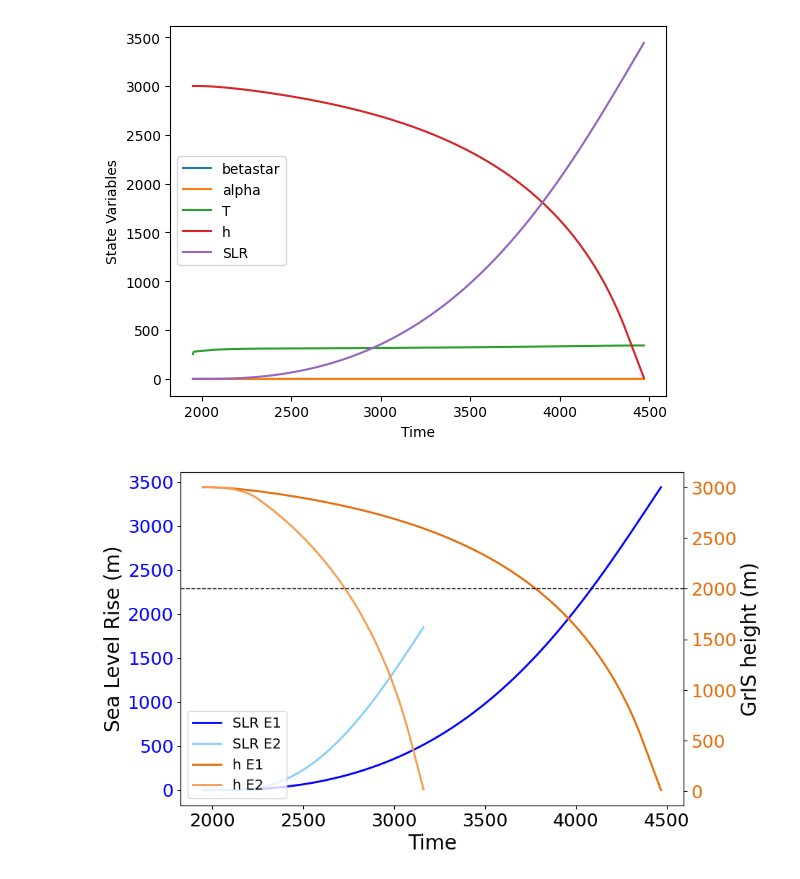
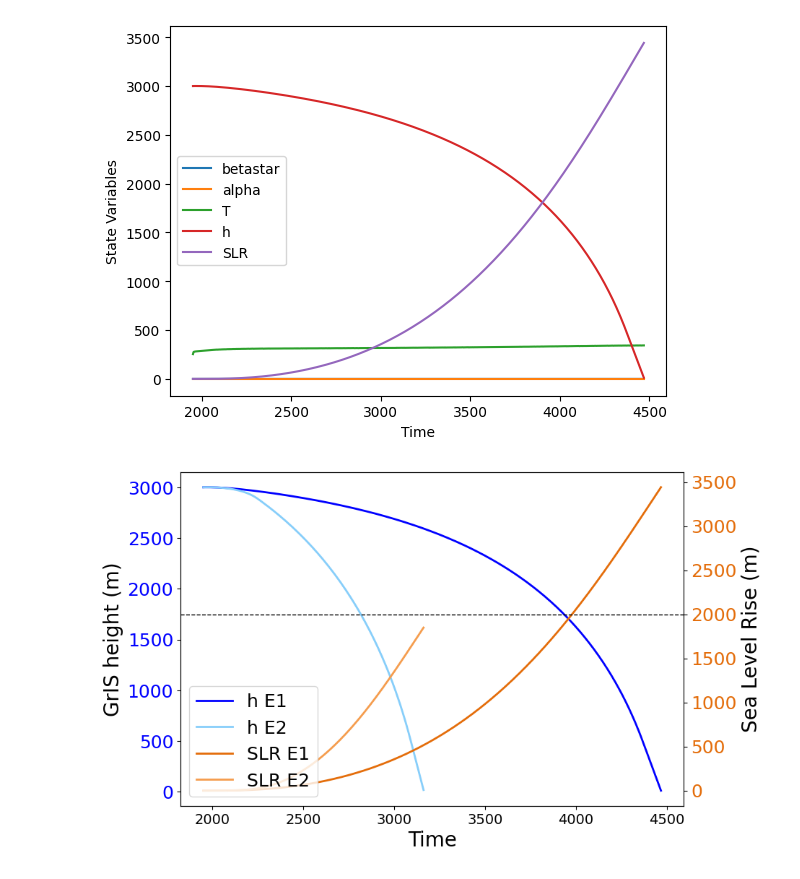
Before and after one commit to Sez26/MMSD, a Jupyter notebook: Question2/TipPoint_06.ipynb, the cells around one changed output. Saved outputs shown, nothing was run; the diff lists cells and outputs as text; code cells hidden in the pictures.

```diff
--- a/Question2/TipPoint_06.ipynb
+++ b/Question2/TipPoint_06.ipynb
@@ -419,31 +419,31 @@ Text(0, 0.5, 'State Variables')
 # %%
 # Plot the results
 fig1, ax1 = plt.subplots(figsize=(9, 6))
 
 ax1.plot(sol_5000_lin.t, sol_5000_lin.y[3], label="h E1", color="blue", linewidth = 2 ) #f59d4e
 ax1.plot(sol_5000_c.t, sol_5000_c.y[3], label="h E2", color="lightskyblue", linewidth = 2)
 
 ax2 = ax1.twinx()
 
 ax2.plot(sol_5000_lin.t, sol_5000_lin.y[4], label="SLR E1",color="#e46d0a", linewidth = 2)
 ax2.plot(sol_5000_c.t, sol_5000_c.y[4], label="SLR E2",  color="#f59d4e", linewidth = 2)
 ax2.axhline(params["h_f"], color='black', linewidth=1, linestyle='dashed')
 
 
 ax1.set_xlabel("Time", fontdict={'fontsize':20})
 ax1.set_ylabel("GrIS height (m)", fontdict={'fontsize':20})
 ax1.tick_params(axis="y", labelcolor="blue", labelsize=18)
 ax1.tick_params(axis="x", labelsize=14)
 ax2.set_ylabel("Sea Level Rise (m)", fontdict={'fontsize':20})
 ax2.tick_params(axis="y", labelcolor="#e46d0a", labelsize=18)
 
 # Collect all handles and labels
 handles, labels = ax1.get_legend_handles_labels()  # Get bar chart legends
 handles2, labels2 = ax2.get_legend_handles_labels()  # Get line plot legend
 all_handles = handles + handles2
 all_labels = labels + labels2
-# Create a single combined legend in the upper left
-ax1.legend(all_handles, all_labels, loc="upper center", fontsize=18)
+# Create a single combined legend in the lower left
+ax2.legend(all_handles, all_labels, loc="lower left", fontsize=18)
 plt.show()
 # %% [output]
-[figure, old version]
+[figure, new version]
```
Also changed, not shown: parts of 2 cells of this notebook, 2 other files.
